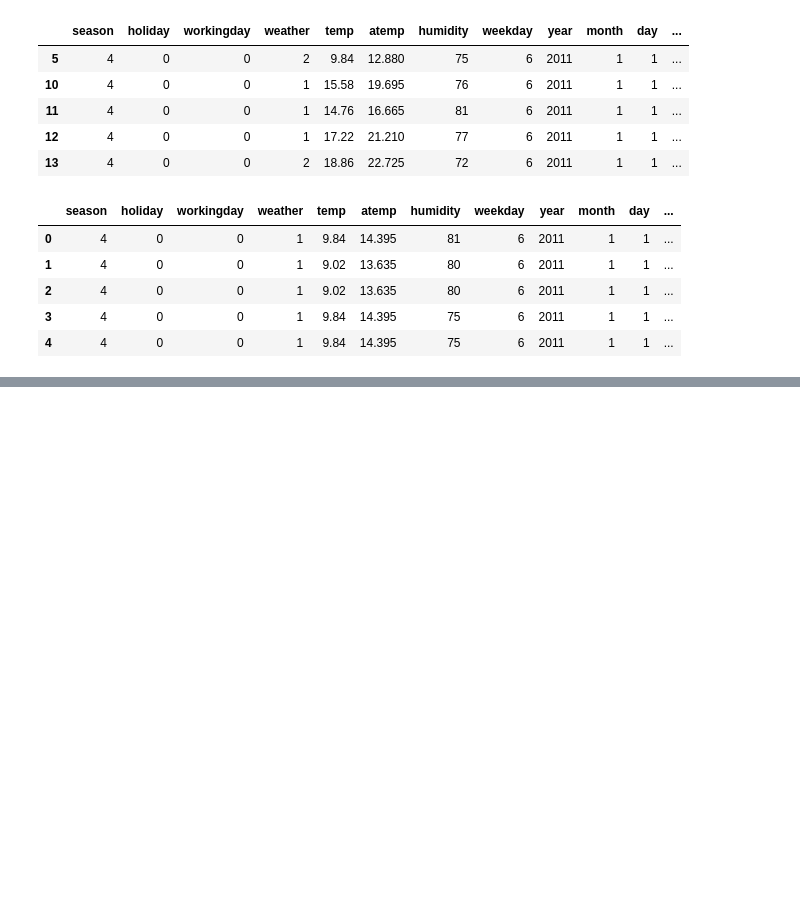
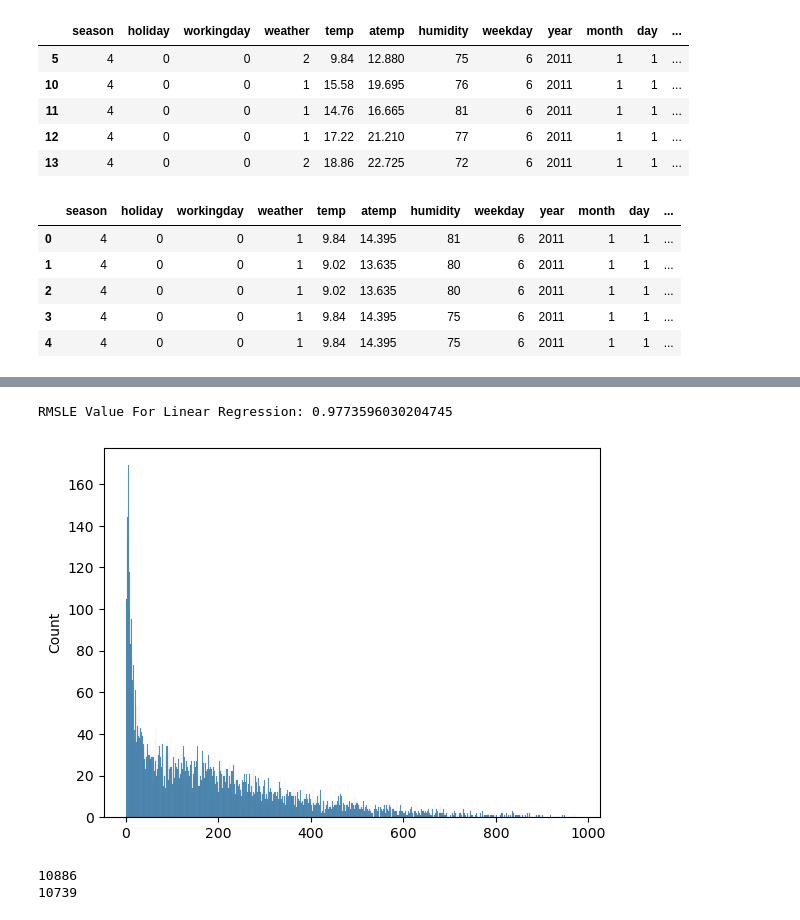
Before and after one commit to bumcoding/MachineLearning_Study, a Jupyter notebook: AiffelResearch/BikeSharingDemand.ipynb, the cells around one changed output, grey strips where cells are left out. Drawn from its saved outputs; the diff is of its cells as text; code cells hidden in the pictures; blank space fills up the shorter version.

```diff
--- a/AiffelResearch/BikeSharingDemand.ipynb
+++ b/AiffelResearch/BikeSharingDemand.ipynb
@@ -550,0 +542,66 @@ LinearRegression()
+# %%
+# 선형 회귀 모델
+# 선형 회귀모델은 건드릴 만한 내부 attr들이 없음
+from sklearn.linear_model import LinearRegression,Ridge,Lasso
+
+# np.array로 변환
+train = np.array(train)
+yLabels = np.array(yLabels)
+
+# 1차원이면 reshape
+if train.ndim == 1:
+    train = train.reshape(-1, 1)
+
+"""
+아래의 커널을 참조하여 yLabels를 로그화 하려는데 왜 np.log가 아닌 np.log1p를 활용하는가??
+np.log1p는 np.log(1+x)와 동일. 이유는 만약 어떤 x값이 0인데 이를 log하게되면, (-)무한대로 수렴하기 때문에 np.log1p를 활용함.
+참조: https://ko.wikipedia.org/wiki/%EB%A1%9C%EA%B7%B8
+"""
+
+# 로그 변환
+yLabelslog = np.log1p(yLabels)
+
+# 선형 회귀 모델 학습
+lr = LinearRegression()
+lr.fit(train, yLabelslog)
+
+# 예측값 도출
+preds = lr.predict(train)
+
+# RMSLE 계산 함수가 있다고 가정하고 출력
+# rmsle함수의 element에 np.exp()지수 함수를 취하는 이유는
+# 우리의 preds값에 얻어진 것은 한번 log를 한 값이기 때문에 원래 모델에는 log를 하지 않은 원래의 값을 넣기 위함
+print('RMSLE Value For Linear Regression: {}'.format(rmsle(np.exp(yLabelslog), np.exp(preds), False)))
+# %% [output]
+RMSLE Value For Linear Regression: 0.9773596030204745
+# %%
+"""
+데이터 훈련시 Log값을 취하는 이유 :
+우리가 결과 값으로 투입하는 Count값이 최저 값과 최고 값의 낙폭이 너무 크기 때문
+만약 log를 취하지 않고 해보면 print하는 결과 값이 inf(infinity)로 뜨게 됨
+"""
+
+# yLabels가 numpy 배열인 경우
+yLabels = pd.Series(yLabels)  # count() 메서드 사용 위해 Series로 변환
+
+# count값의 분포 시각화
+sns.histplot(yLabels, bins=range(int(yLabels.min()), int(yLabels.max())))  # distplot은 deprecated됨
+plt.show()
+
+"""
+3 sigma를 활용한 이상치 확인
+참조 : https://ko.wikipedia.org/wiki/68-95-99.7_%EA%B7%9C%EC%B9%99
+"""
+# 기존 훈련 데이터셋의 count의 개수
+print(yLabels.count())  # 10886
+
+# 3시그마를 적용한 이상치를 배제한 훈련 데이터셋의 count의 개수
+filtered = yLabels[np.logical_and(
+    yLabels >= yLabels.mean() - 3 * yLabels.std(),
+    yLabels <= yLabels.mean() + 3 * yLabels.std()
+)]
+print(filtered.count())  # 10739 (예시)
+# %% [output]
+[figure, added]
+10886
+10739
```
Also changed, not shown: parts of 11 cells of this notebook.
